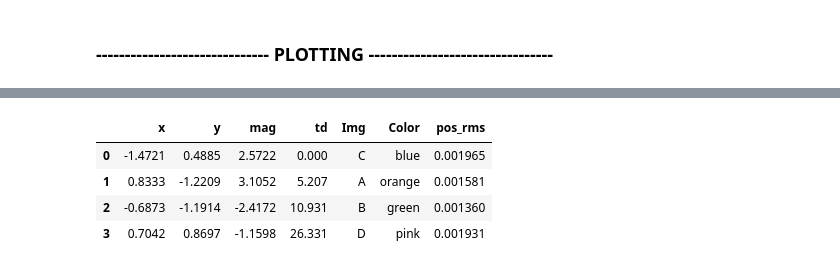
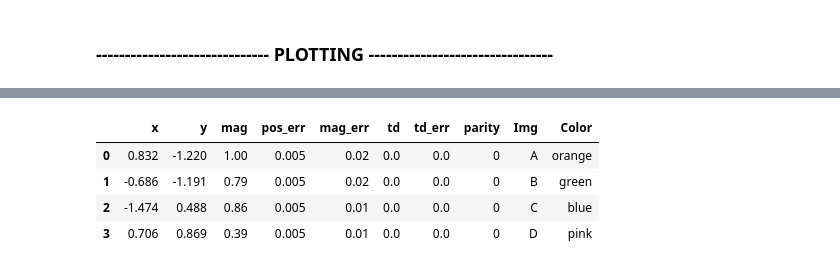
Before and after one commit to romms921/PyAutoGlaf, a Jupyter notebook: plotting.ipynb, the cells around one changed output, grey strips where cells are left out. Drawn from its saved outputs; the diff is of its cells as text; code cells hidden in the pictures.

```diff
--- a/plotting.ipynb
+++ b/plotting.ipynb
@@ -945,9 +935,9 @@ See the caveats in the documentation: https://pandas.pydata.org/pandas-docs/stab
-# %%
-pred_point
-# %% [output]
-|  | x | y | mag | td | Img | Color | pos_rms |
-| 0 | -1.4721 | 0.4885 | 2.5722 | 0.000 | C | blue | 0.001965 |
-| 1 | 0.8333 | -1.2209 | 3.1052 | 5.207 | A | orange | 0.001581 |
-| 2 | -0.6873 | -1.1914 | -2.4172 | 10.931 | B | green | 0.001360 |
-| 3 | 0.7042 | 0.8697 | -1.1598 | 26.331 | D | pink | 0.001931 |
+# %%
+obs_point
+# %% [output]
+|  | x | y | mag | pos_err | mag_err | td | td_err | parity | Img | Color |
+| 0 | 0.832 | -1.220 | 1.00 | 0.005 | 0.02 | 0.0 | 0.0 | 0 | A | orange |
+| 1 | -0.686 | -1.191 | 0.79 | 0.005 | 0.02 | 0.0 | 0.0 | 0 | B | green |
+| 2 | -1.474 | 0.488 | 0.86 | 0.005 | 0.01 | 0.0 | 0.0 | 0 | C | blue |
+| 3 | 0.706 | 0.869 | 0.39 | 0.005 | 0.01 | 0.0 | 0.0 | 0 | D | pink |
 # %%
```
Also changed, not shown: parts of 6 cells of this notebook, 2 other files.
